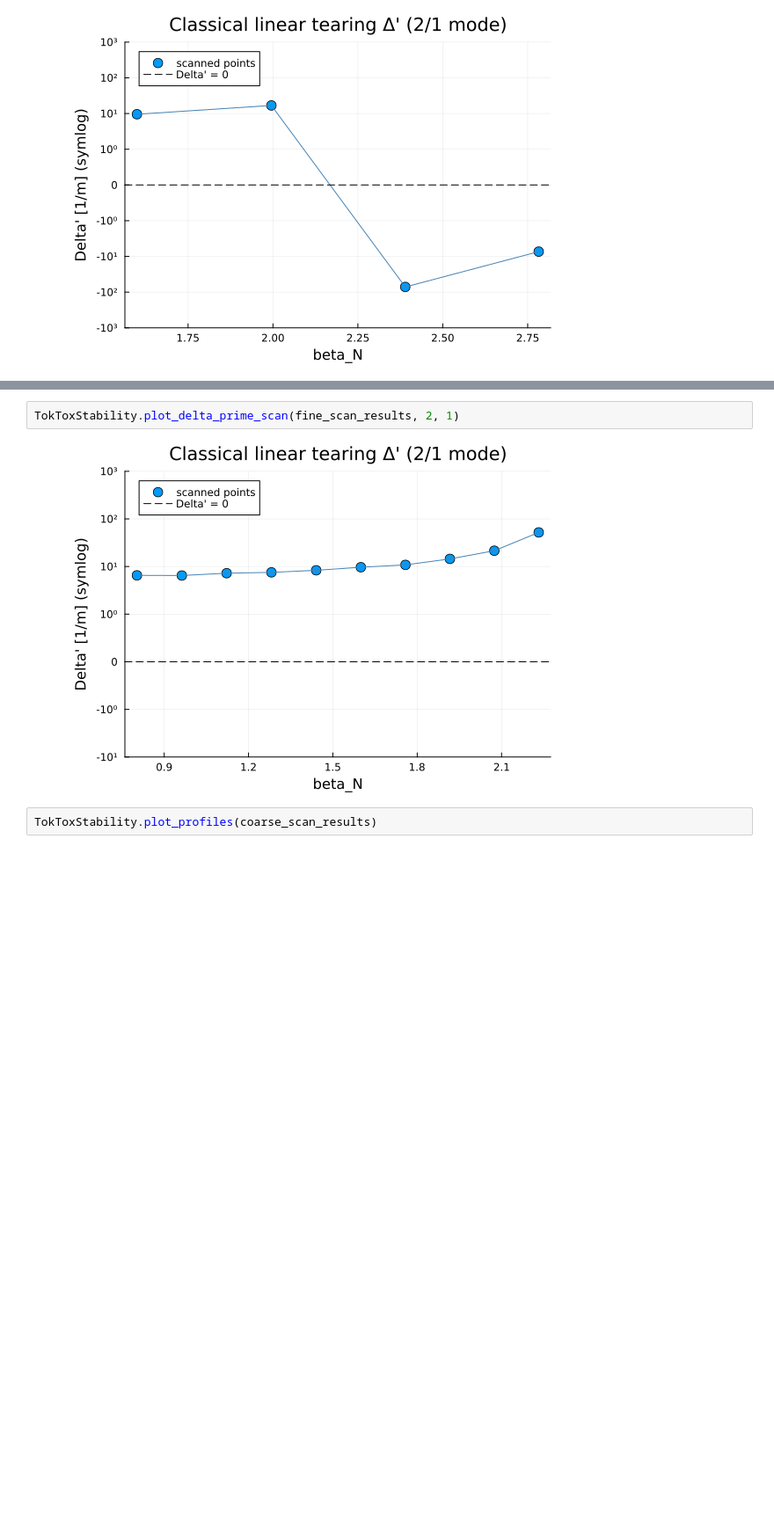
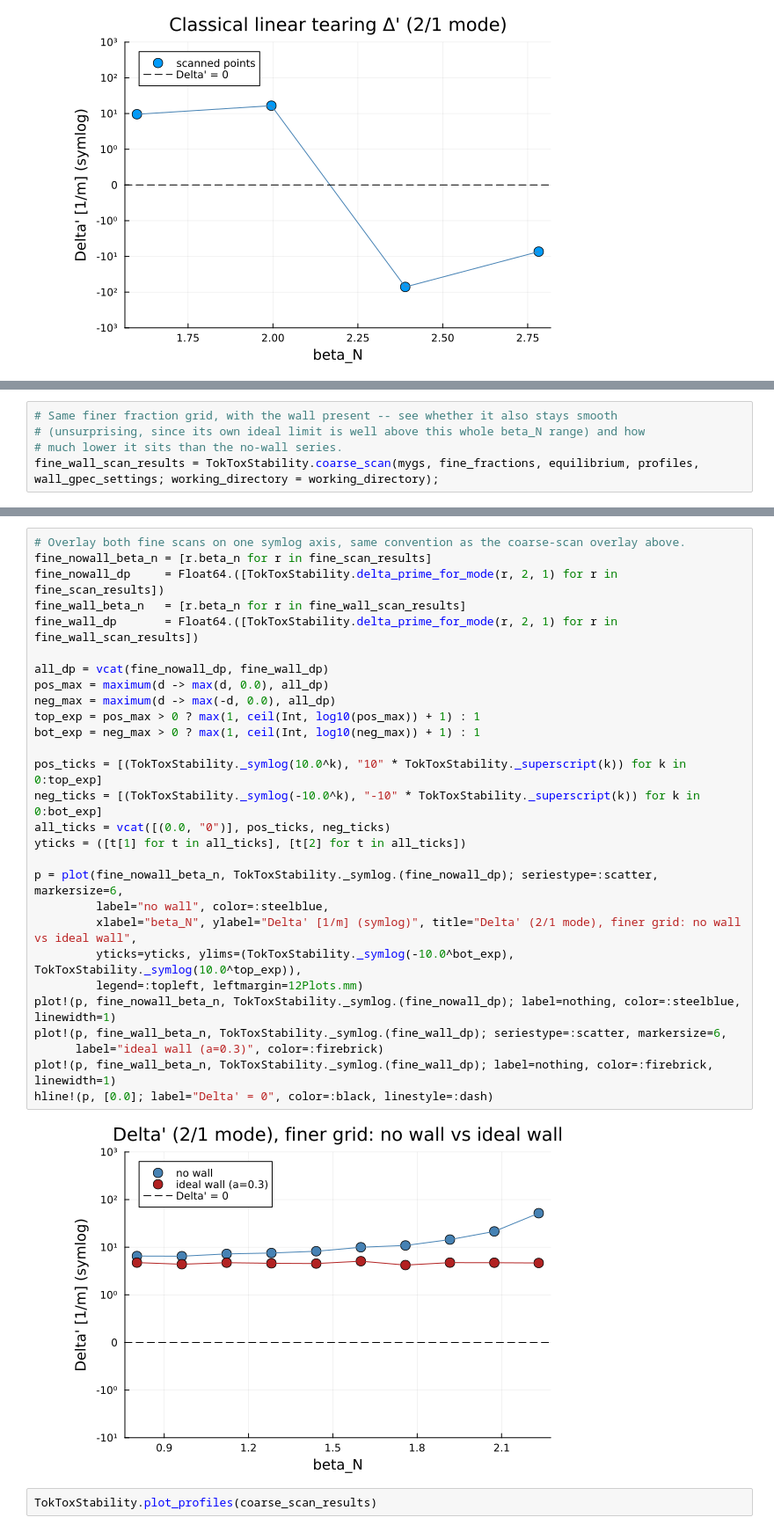
Before and after one commit to adrianaghiozzi/TokToxStability.jl, a Jupyter notebook: examples/TokToxStability_tearing_from_files.ipynb, the cells around one changed output, grey strips where cells are left out. Shown at 88% size. Saved outputs shown, nothing was run; the diff lists cells and outputs as text; blank space fills up the shorter version.

```diff
--- a/examples/TokToxStability_tearing_from_files.ipynb
+++ b/examples/TokToxStability_tearing_from_files.ipynb
@@ -252,0 +255,5 @@ Saving gEQDSK: /var/folders/x_/gs_bft6j2fvfl3kr9lc7qlm80000gn/T/jl_264sa0/f1p400
+# %%
+# Same finer fraction grid, with the wall present -- see whether it also stays smooth
+# (unsurprising, since its own ideal limit is well above this whole beta_N range) and how
+# much lower it sits than the no-wall series.
+fine_wall_scan_results = TokToxStability.coarse_scan(mygs, fine_fractions, equilibrium, profiles, wall_gpec_settings; working_directory = working_directory);
@@ -253,7 +271,33 @@ Saving gEQDSK: /var/folders/x_/gs_bft6j2fvfl3kr9lc7qlm80000gn/T/jl_264sa0/f1p400
 # %%
-TokToxStability.plot_delta_prime_scan(fine_scan_results, 2, 1)
+# Overlay both fine scans on one symlog axis, same convention as the coarse-scan overlay above.
+fine_nowall_beta_n = [r.beta_n for r in fine_scan_results]
+fine_nowall_dp     = Float64.([TokToxStability.delta_prime_for_mode(r, 2, 1) for r in fine_scan_results])
+fine_wall_beta_n   = [r.beta_n for r in fine_wall_scan_results]
+fine_wall_dp       = Float64.([TokToxStability.delta_prime_for_mode(r, 2, 1) for r in fine_wall_scan_results])
+
+all_dp = vcat(fine_nowall_dp, fine_wall_dp)
+pos_max = maximum(d -> max(d, 0.0), all_dp)
+neg_max = maximum(d -> max(-d, 0.0), all_dp)
+top_exp = pos_max > 0 ? max(1, ceil(Int, log10(pos_max)) + 1) : 1
+bot_exp = neg_max > 0 ? max(1, ceil(Int, log10(neg_max)) + 1) : 1
+
+pos_ticks = [(TokToxStability._symlog(10.0^k), "10" * TokToxStability._superscript(k)) for k in 0:top_exp]
+neg_ticks = [(TokToxStability._symlog(-10.0^k), "-10" * TokToxStability._superscript(k)) for k in 0:bot_exp]
+all_ticks = vcat([(0.0, "0")], pos_ticks, neg_ticks)
+yticks = ([t[1] for t in all_ticks], [t[2] for t in all_ticks])
+
+p = plot(fine_nowall_beta_n, TokToxStability._symlog.(fine_nowall_dp); seriestype=:scatter, markersize=6,
+         label="no wall", color=:steelblue,
+         xlabel="beta_N", ylabel="Delta' [1/m] (symlog)", title="Delta' (2/1 mode), finer grid: no wall vs ideal wall",
+         yticks=yticks, ylims=(TokToxStability._symlog(-10.0^bot_exp), TokToxStability._symlog(10.0^top_exp)),
+         legend=:topleft, leftmargin=12Plots.mm)
+plot!(p, fine_nowall_beta_n, TokToxStability._symlog.(fine_nowall_dp); label=nothing, color=:steelblue, linewidth=1)
+plot!(p, fine_wall_beta_n, TokToxStability._symlog.(fine_wall_dp); seriestype=:scatter, markersize=6,
+      label="ideal wall (a=0.3)", color=:firebrick)
+plot!(p, fine_wall_beta_n, TokToxStability._symlog.(fine_wall_dp); label=nothing, color=:firebrick, linewidth=1)
+hline!(p, [0.0]; label="Delta' = 0", color=:black, linestyle=:dash)
 # %% [output]
-[figure, old version]
+[figure, new version]
 # %%
 TokToxStability.plot_profiles(coarse_scan_results)
 # %% [output]
```
Also changed, not shown: parts of 11 cells of this notebook.
